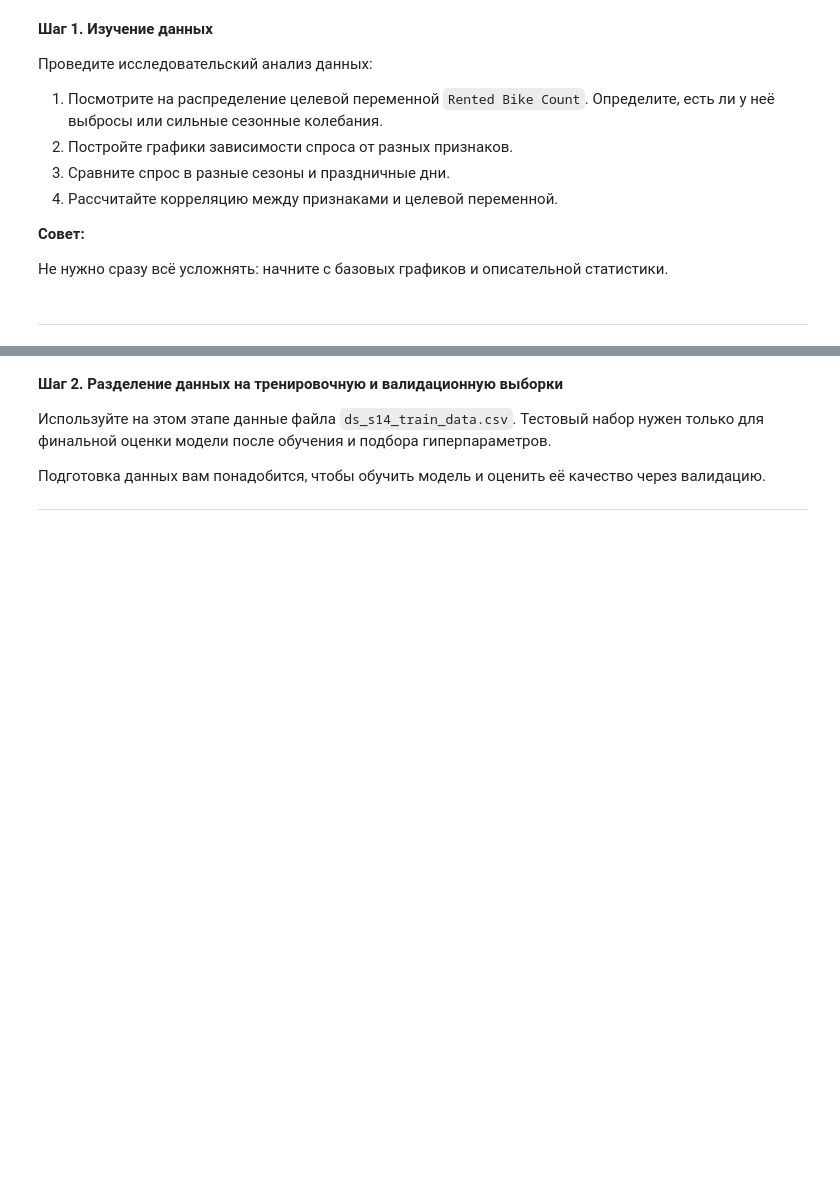
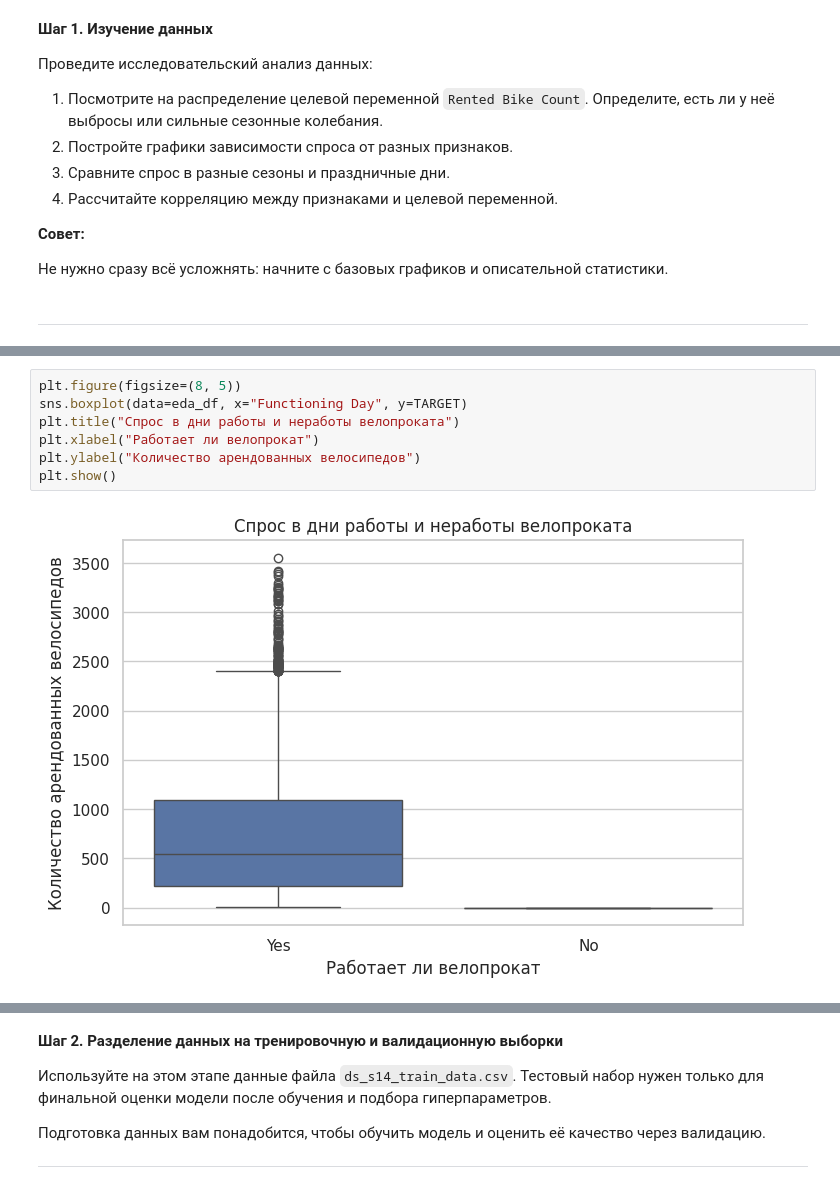
Before and after one commit to 2Myaka2/DataScience_projects, a Jupyter notebook: Project_KNN_TREE.ipynb, the cells around one changed output, grey strips where cells are left out. Saved outputs shown, nothing was run; the diff lists cells and outputs as text; blank space fills up the shorter version.

```diff
--- a/Project_KNN_TREE.ipynb
+++ b/Project_KNN_TREE.ipynb
@@ -537,0 +678,9 @@ Baseline-модель на основе линейной регрессии бы
+# %%
+plt.figure(figsize=(8, 5))
+sns.boxplot(data=eda_df, x="Functioning Day", y=TARGET)
+plt.title("Спрос в дни работы и неработы велопроката")
+plt.xlabel("Работает ли велопрокат")
+plt.ylabel("Количество арендованных велосипедов")
+plt.show()
+# %% [output]
+[figure, added]
```
Also changed, not shown: parts of 16 cells of this notebook.
